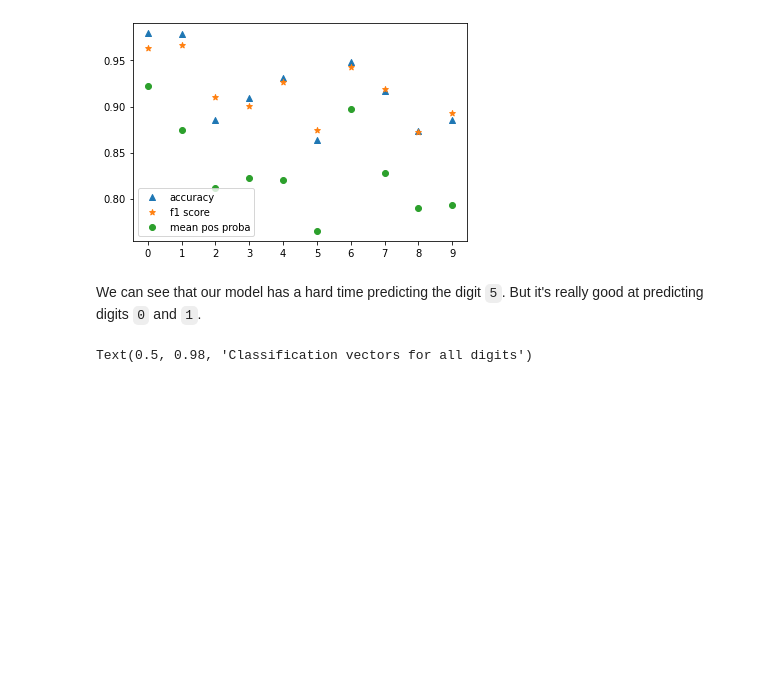
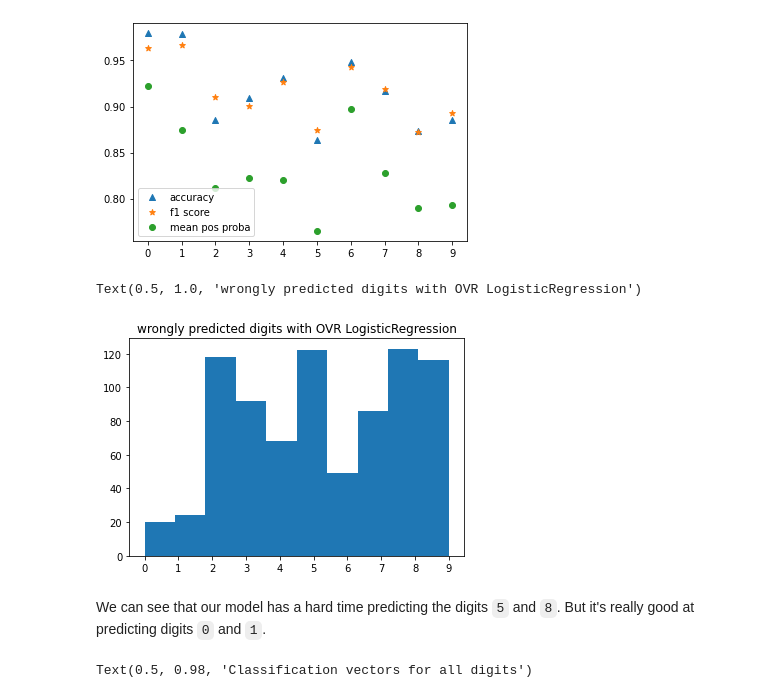
Before and after one commit to philj0st/MNIST-Digit-Classification, a Jupyter notebook: MNIST-Digits.ipynb, the cells around one changed output. Drawn from its saved outputs; the diff is of its cells as text; code cells hidden in the pictures; blank space fills up the shorter version.

```diff
--- a/MNIST-Digits.ipynb
+++ b/MNIST-Digits.ipynb
@@ -343,8 +342,16 @@ plt.legend(loc='best')
 # %% [output]
 <matplotlib.legend.Legend at 0x...>
 [figure]
+# %%
+wrongly_pred = y_test[np.logical_not(y_pred == y_test)]
+plt.hist(wrongly_pred)
+plt.xticks(digits)
+plt.title('wrongly predicted digits with OVR LogisticRegression')
+# %% [output]
+Text(0.5, 1.0, 'wrongly predicted digits with OVR LogisticRegression')
+[figure, added]
 # %% [markdown]
-We can see that our model has a hard time predicting the digit `5`. But it's really good at predicting digits `0` and `1`.
+We can see that our model has a hard time predicting the digits `5` and `8`. But it's really good at predicting digits `0` and `1`.
 # %%
 # OneVsRestClassifier created 10 binary LogisticRegression estimators for us
 # i.e clf['classification'].estimators_
```
Also changed, not shown: parts of 17 cells of this notebook.
